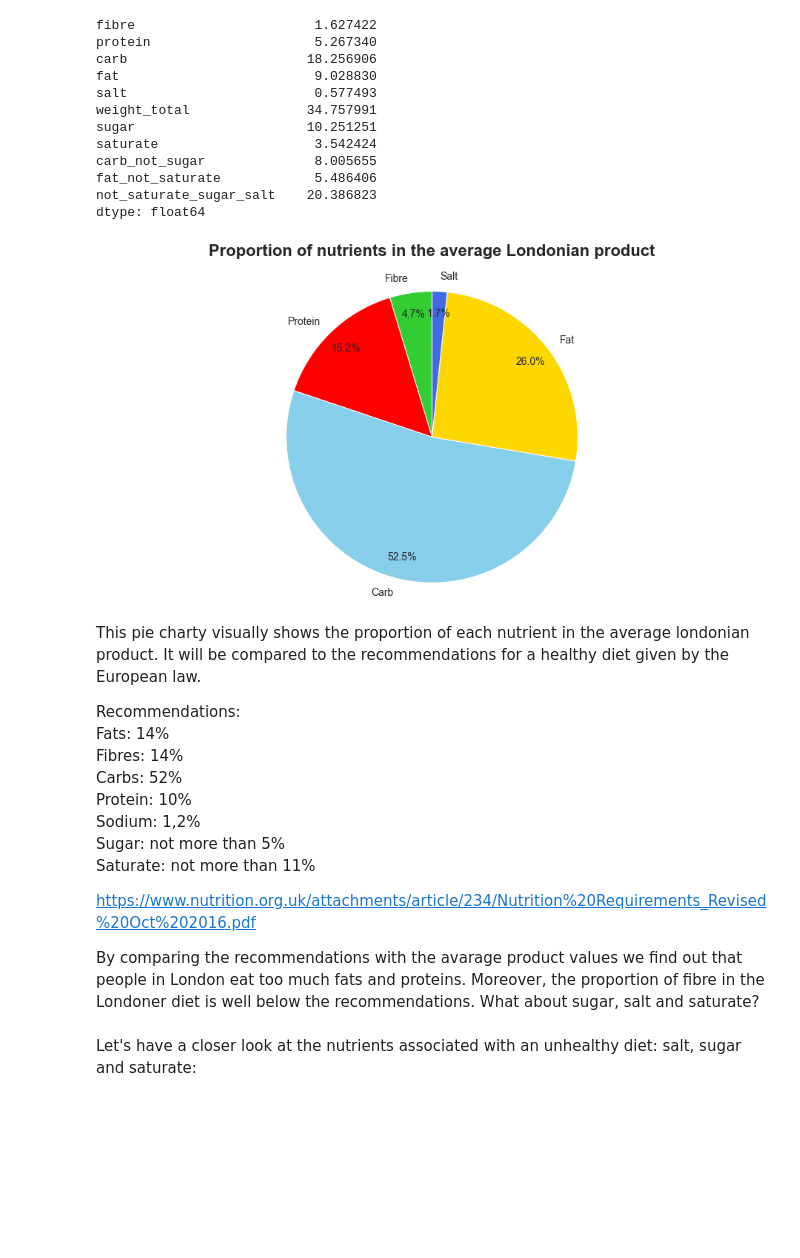
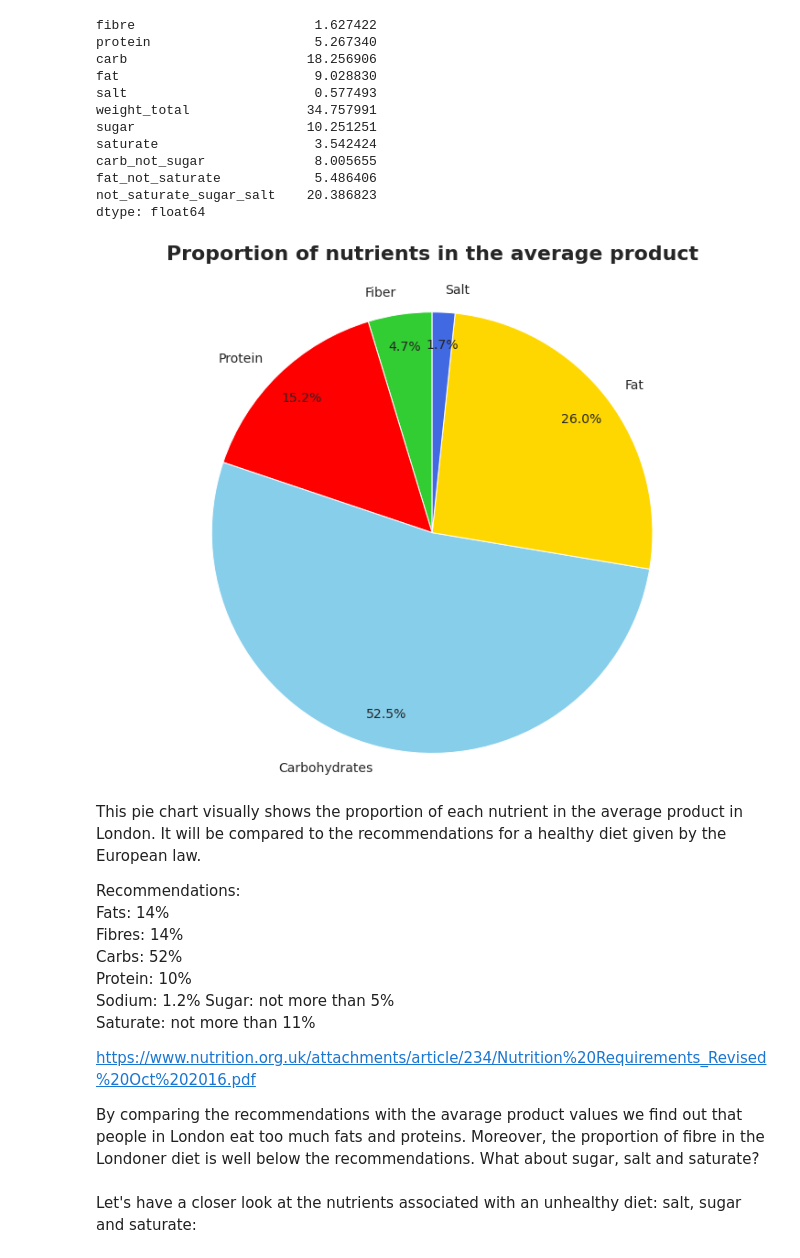
Before and after one commit to epfl-ada/ada-2020-project-milestone-p3-p3_caxaga, a Jupyter notebook: nutripoints.ipynb, the cells around one changed output. Drawn from its saved outputs; the diff is of its cells as text; code cells hidden in the pictures; blank space fills up the shorter version.

Commit message:
created svg plots

```diff
--- a/nutripoints.ipynb
+++ b/nutripoints.ipynb
@@ -340,28 +324,30 @@ not_saturate_sugar_salt    20.386823
 dtype: float64
 # %%
 # Pie chart, where the slices will be ordered and plotted counter-clockwise:
-nutrients_labels = ["Fibre", "Protein", "Carb", "Fat", "Salt"]
+nutrients_labels = ["Fiber", "Protein", "Carbohydrates", "Fat", "Salt"]
 colors=["limegreen", "red", "skyblue", "gold", "royalblue"]
-fig1, ax1 = plt.subplots(figsize=(16, 8))
+fig1, ax1 = plt.subplots(figsize=(10, 8))
 ax1.pie(weight_mean[0:5], radius=1, labels=nutrients_labels,
        autopct = '%1.1f%%', startangle=90, colors=colors, textprops={'fontsize': 14}, pctdistance = 0.85)
 ax1.axis('equal')  # Equal aspect ratio ensures that pie is drawn as a circle.
 
-plt.title('Proportion of nutrients in the average Londonian product', fontsize=22, y=1.05, fontweight="bold")
-
-plt.savefig("../xavoliva6.github.io/img/Proportion_nutrients_average_London.png")
+plt.title('Proportion of nutrients in the average product', fontsize=22, y=1.05, fontweight="bold")
+plt.tight_layout(pad=0)
+path = '../xavoliva6.github.io/img'
+plt.savefig(f"{path}/proportion_nutrients_average_london.svg", format='svg',
+            transparent=True, bbox_inches='tight', pad_inches=0)
 plt.show()
 # %% [output]
-[figure, old version]
+[figure, new version]
 # %% [markdown]
-This pie charty visually shows the proportion of each nutrient in the average londonian product. It will be compared to the recommendations for a healthy diet given by the European law.
+This pie chart visually shows the proportion of each nutrient in the average product in London. It will be compared to the recommendations for a healthy diet given by the European law.
 
 Recommendations:
 Fats: 14%
 Fibres: 14%
 Carbs: 52%
 Protein: 10%
-Sodium: 1,2%
+Sodium: 1.2%
 Sugar: not more than 5%
 Saturate: not more than 11%
 
```
Also changed, not shown: parts of 10 cells of this notebook.
